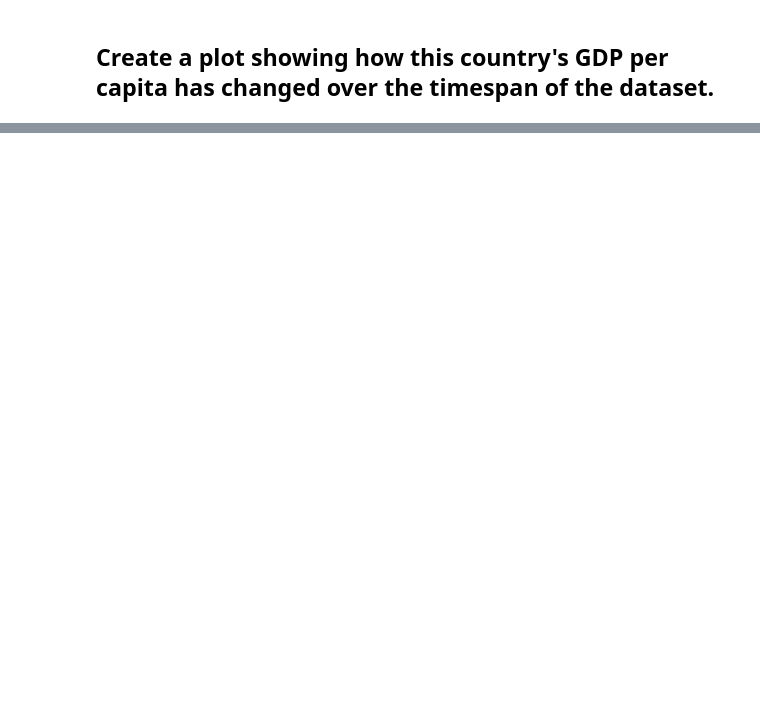
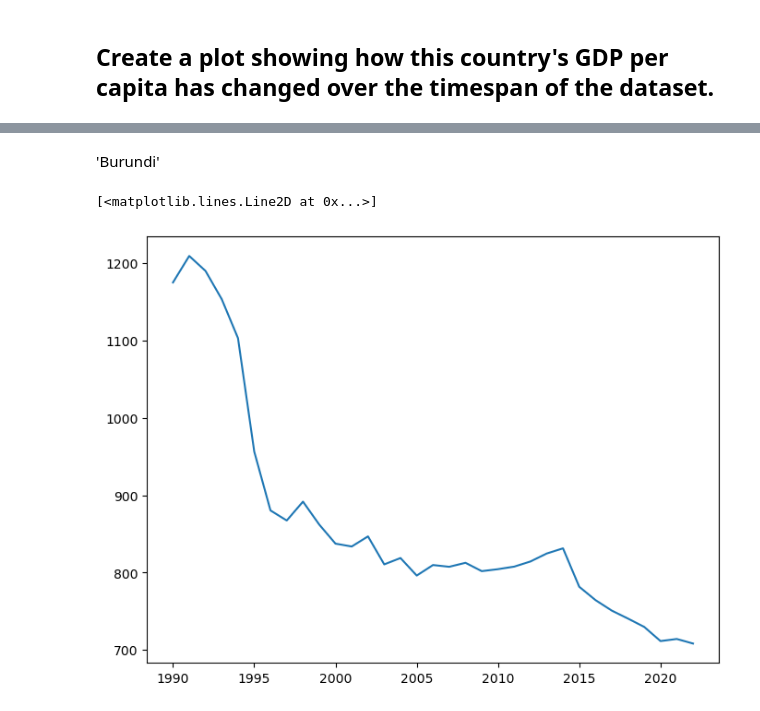
Before and after one commit to NSS-Data-Analytics-Cohort-11/undata-derekbeistad, a Jupyter notebook: notebook/undata_derek_beistad_da11.ipynb, the cells around one changed output, grey strips where cells are left out. Saved outputs shown, nothing was run; the diff lists cells and outputs as text; code cells hidden in the pictures; blank space fills up the shorter version.

```diff
--- a/notebook/undata_derek_beistad_da11.ipynb
+++ b/notebook/undata_derek_beistad_da11.ipynb
@@ -234,0 +253,11 @@ gdp_luxembourg = gdp_df_clean[gdp_df_clean['Country'] == highest_gdp_2020_countr
+# %%
+lowest_gdp_2020_country = gdp_2020.loc[gdp_2020['GDP_Per_Capita'].idxmin()]['Country']
+# %% [markdown]
+'Burundi'
+# %%
+gdp_lowest_2020 = gdp_df_clean[gdp_df_clean['Country'] == lowest_gdp_2020_country]
+fig1, ax1 = plt.subplots(figsize=(8, 6))
+ax1.plot(gdp_luxembourg['Year'], gdp_lowest_2020['GDP_Per_Capita'])
+# %% [output]
+[<matplotlib.lines.Line2D at 0x...>]
+[figure, added]
```
Also changed, not shown: parts of 23 cells of this notebook.
